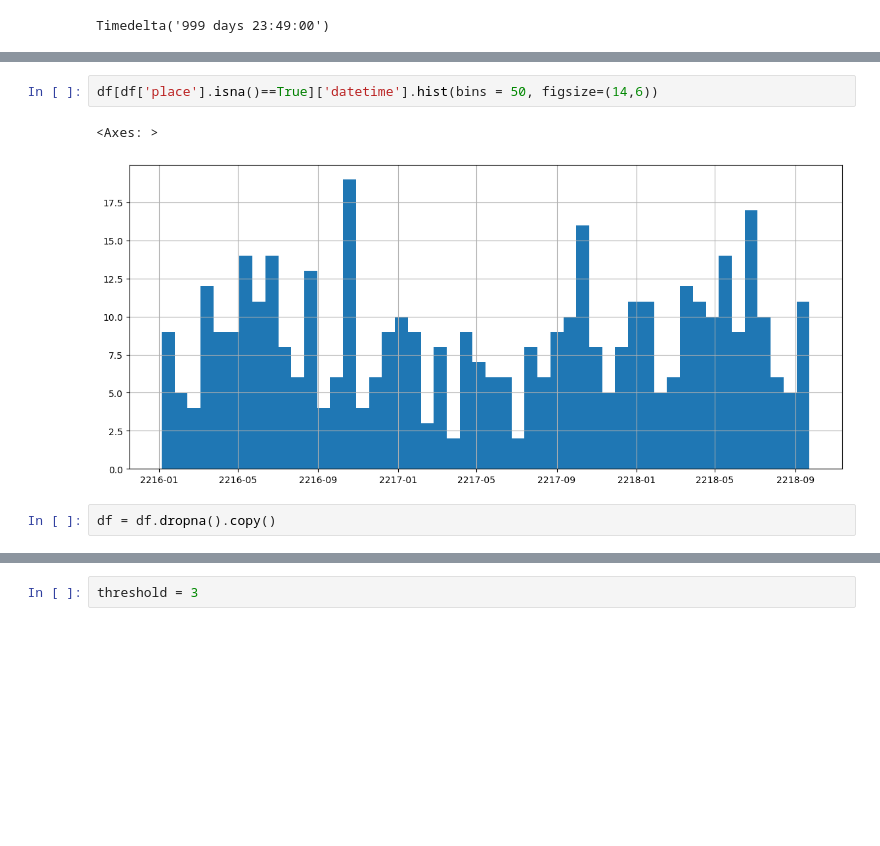
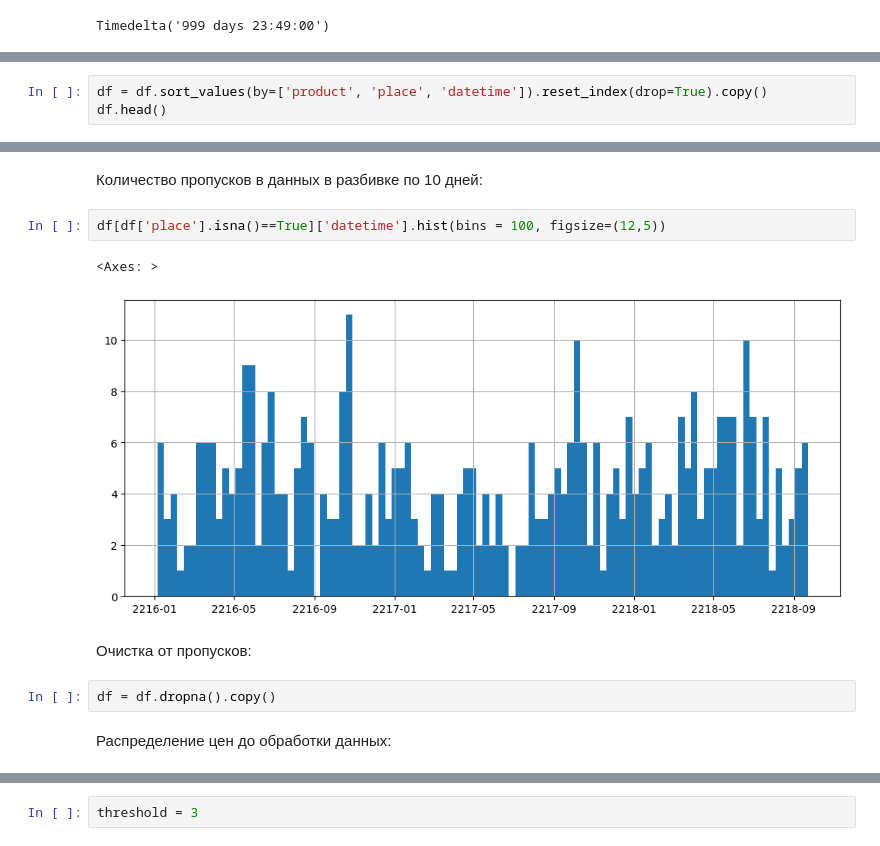
Before and after one commit to maxlyara1/Maksim_Lyara_GPN, a Jupyter notebook: Maksim_Lyara_GPN.ipynb, the cells around one changed output, grey strips where cells are left out. Saved outputs shown, nothing was run; the diff lists cells and outputs as text; blank space fills up the shorter version.

```diff
--- a/Maksim_Lyara_GPN.ipynb
+++ b/Maksim_Lyara_GPN.ipynb
@@ -50,0 +169,3 @@ dtype: int64
+# %%
+df = df.sort_values(by=['product', 'place', 'datetime']).reset_index(drop=True).copy()
+df.head()
@@ -51,7 +179,13 @@ dtype: int64
+# %% [markdown]
+Количество пропусков в данных в разбивке по 10 дней:
 # %%
-df[df['place'].isna()==True]['datetime'].hist(bins = 50, figsize=(14,6))
+df[df['place'].isna()==True]['datetime'].hist(bins = 100, figsize=(12,5))
 # %% [output]
 <Axes: >
-[figure, old version]
+[figure, new version]
+# %% [markdown]
+Очистка от пропусков:
 # %%
 df = df.dropna().copy()
+# %% [markdown]
+Распределение цен до обработки данных:
```
Also changed, not shown: parts of 103 cells of this notebook.
